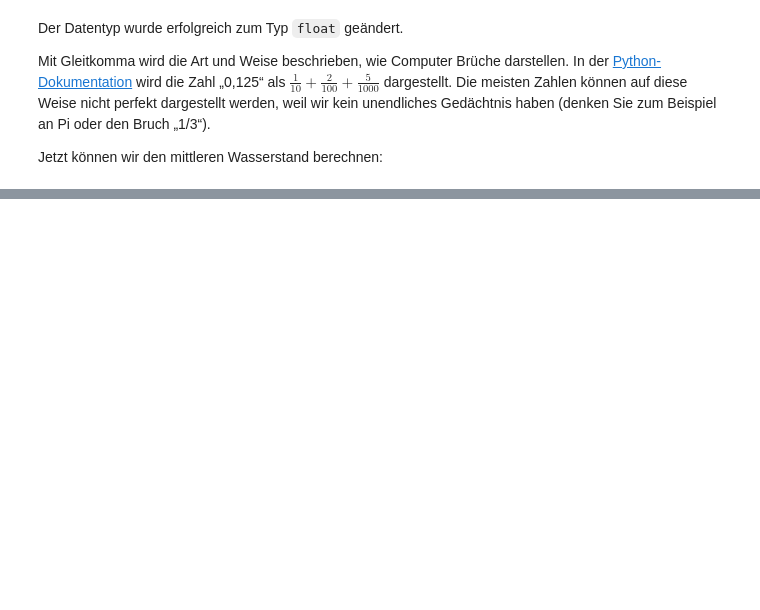
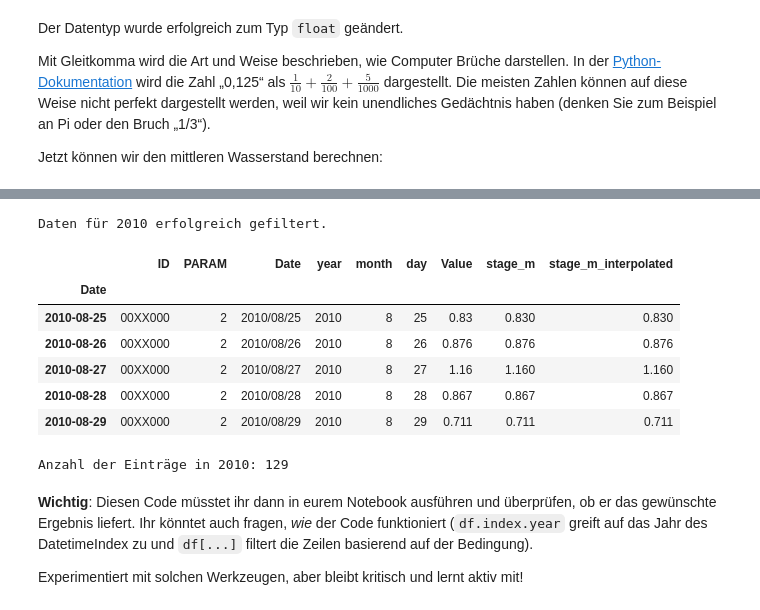
Before and after one commit to gjohnen1/Wassermengenwirtschaft_und_Klimawandel, a Jupyter notebook: _sources/Notebooks/Einleitung/Einfuehrung_Datenimport.ipynb, the cells around one changed output, grey strips where cells are left out. Cells and saved outputs as stored; diff of their text form; code cells hidden in the pictures; blank space fills up the shorter version.

```diff
--- a/_sources/Notebooks/Einleitung/Einfuehrung_Datenimport.ipynb
+++ b/_sources/Notebooks/Einleitung/Einfuehrung_Datenimport.ipynb
@@ -842,3 +752,27 @@ Allerdings ist die Möglichkeit, Daten schnell programmgesteuert zu überprüfen
+# %%
+# Hypothetischer Code von einem LLM (Beispiel)
+# Stellt sicher, dass der Index ein DatetimeIndex ist (haben wir oben gemacht)
+if isinstance(df.index, pd.DatetimeIndex):
+    df_2010 = df[df.index.year == 2010]
+    print("Daten für 2010 erfolgreich gefiltert.")
+    display(df_2010.head())
+    print(f"Anzahl der Einträge in 2010: {len(df_2010)}")
+else:
+    print("Der Index ist kein DatetimeIndex. Bitte zuerst konvertieren.")
+# %% [output]
+Daten für 2010 erfolgreich gefiltert.
+|  | ID | PARAM | Date | year | month | day | Value | stage_m | stage_m_interpolated |
+| Date |  |  |  |  |  |  |  |  |  |
+| 2010-08-25 | 00XX000 | 2 | 2010/08/25 | 2010 | 8 | 25 | 0.83 | 0.830 | 0.830 |
+| 2010-08-26 | 00XX000 | 2 | 2010/08/26 | 2010 | 8 | 26 | 0.876 | 0.876 | 0.876 |
+| 2010-08-27 | 00XX000 | 2 | 2010/08/27 | 2010 | 8 | 27 | 1.16 | 1.160 | 1.160 |
+| 2010-08-28 | 00XX000 | 2 | 2010/08/28 | 2010 | 8 | 28 | 0.867 | 0.867 | 0.867 |
+| 2010-08-29 | 00XX000 | 2 | 2010/08/29 | 2010 | 8 | 29 | 0.711 | 0.711 | 0.711 |
+Anzahl der Einträge in 2010: 129
+# %% [markdown]
+**Wichtig**: Diesen Code müsstet ihr dann in eurem Notebook ausführen und überprüfen, ob er das gewünschte Ergebnis liefert. Ihr könntet auch fragen, *wie* der Code funktioniert (`df.index.year` greift auf das Jahr des DatetimeIndex zu und `df[...]` filtert die Zeilen basierend auf der Bedingung).
+
+Experimentiert mit solchen Werkzeugen, aber bleibt kritisch und lernt aktiv mit!
 # %% [markdown]
 ![Github-Downloadseite](img/worth_it.gif)
 (Quelle: [Giphy.com](https://giphy.com))
```
Also changed, not shown: parts of 132 cells of this notebook, 30 other files.
